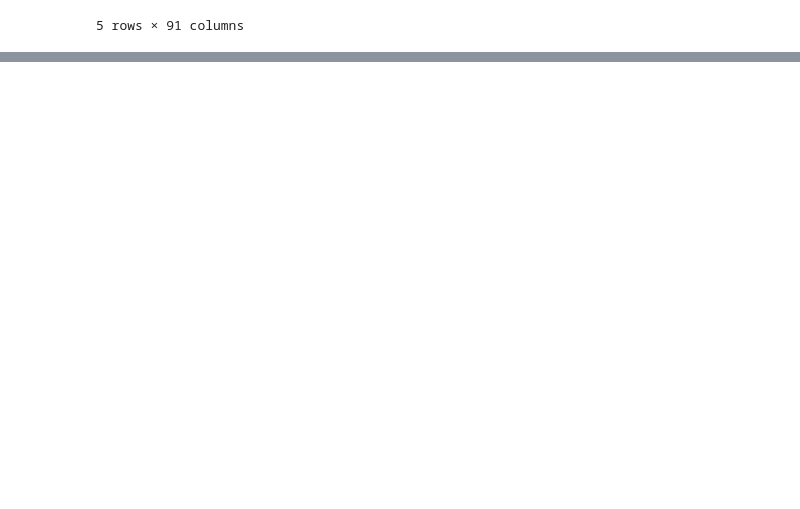
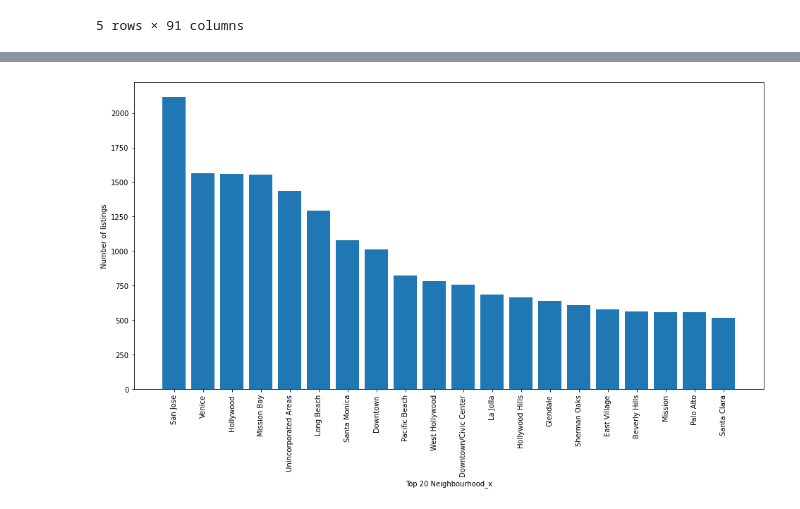
Before and after one commit to realoii/Springboard, a Jupyter notebook: California_Airbnb/Notebook/California_Airbnb.ipynb, the cells around one changed output, grey strips where cells are left out. Cells and saved outputs as stored; diff of their text form; code cells hidden in the pictures; blank space fills up the shorter version.

```diff
--- a/California_Airbnb/Notebook/California_Airbnb.ipynb
+++ b/California_Airbnb/Notebook/California_Airbnb.ipynb
@@ -136,0 +419,3 @@ airbnb_CA.head()
+# %%
+Top20_neighbourhood_x = pd.DataFrame(airbnb_CA['neighbourhood_x'].value_counts().head(20).reset_index().values, columns=["Neighbourhood", "Number_of_listings"])
+Top20_neighbourhood_x
@@ -136,0 +440,11 @@ airbnb_CA.head()
+# %%
+###########################Where is Unincorporated Areas?????? Where is Downtown??????????????????????###################
+##################################Can I associate the neighbourhoods with zipcodes?
+plt.figure(figsize=(16, 8))
+plt.bar(Top20_neighbourhood_x ['Neighbourhood'], Top20_neighbourhood_x ['Number_of_listings'])
+plt.ylabel('Number of listings')
+plt.xlabel('Top 20 Neighbourhood_x')
+plt.xticks(ticks=Top20_neighbourhood_x ['Neighbourhood'], rotation=90)
+plt.show()
+# %% [output]
+[figure, added]
```
Also changed, not shown: parts of 31 cells of this notebook.
